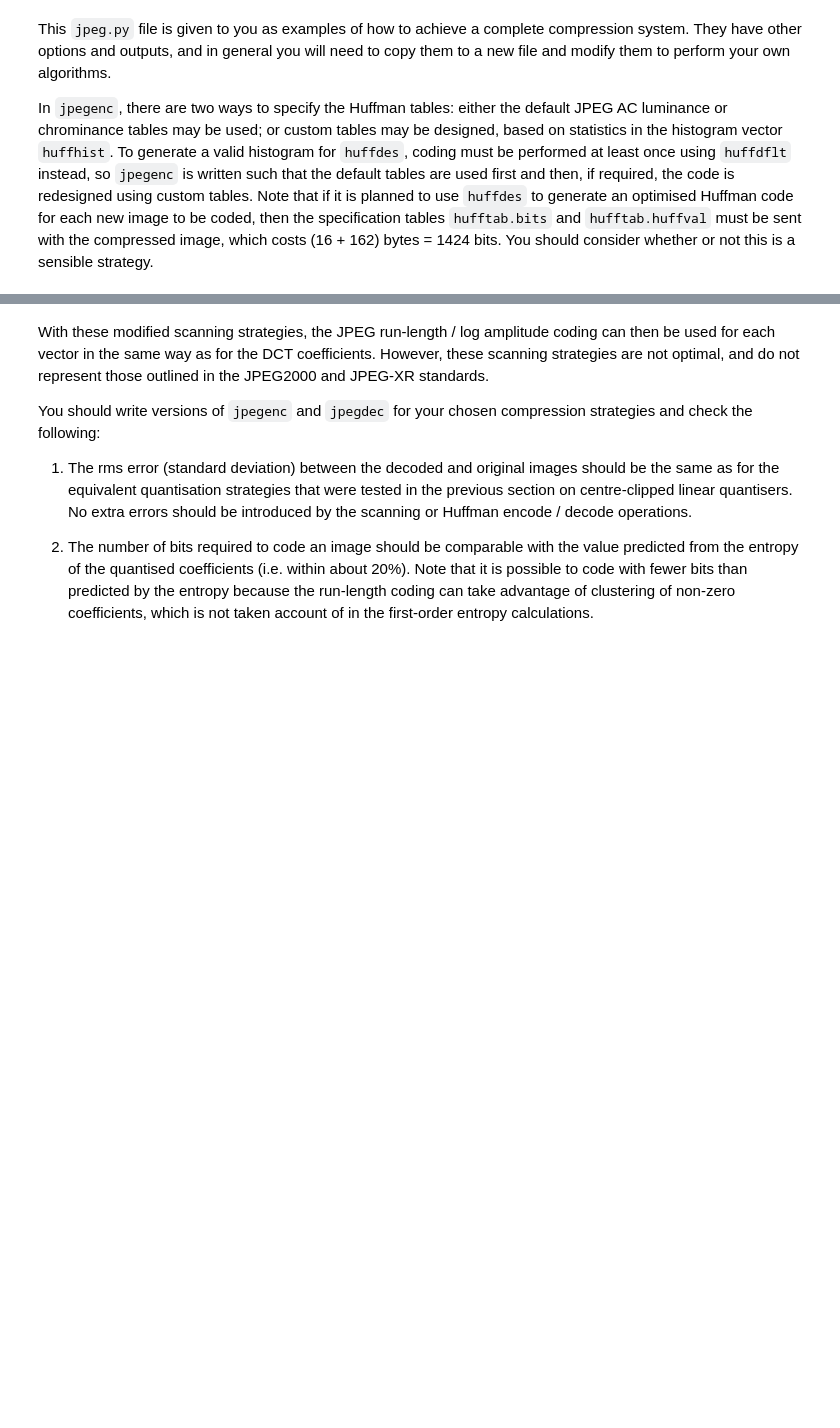
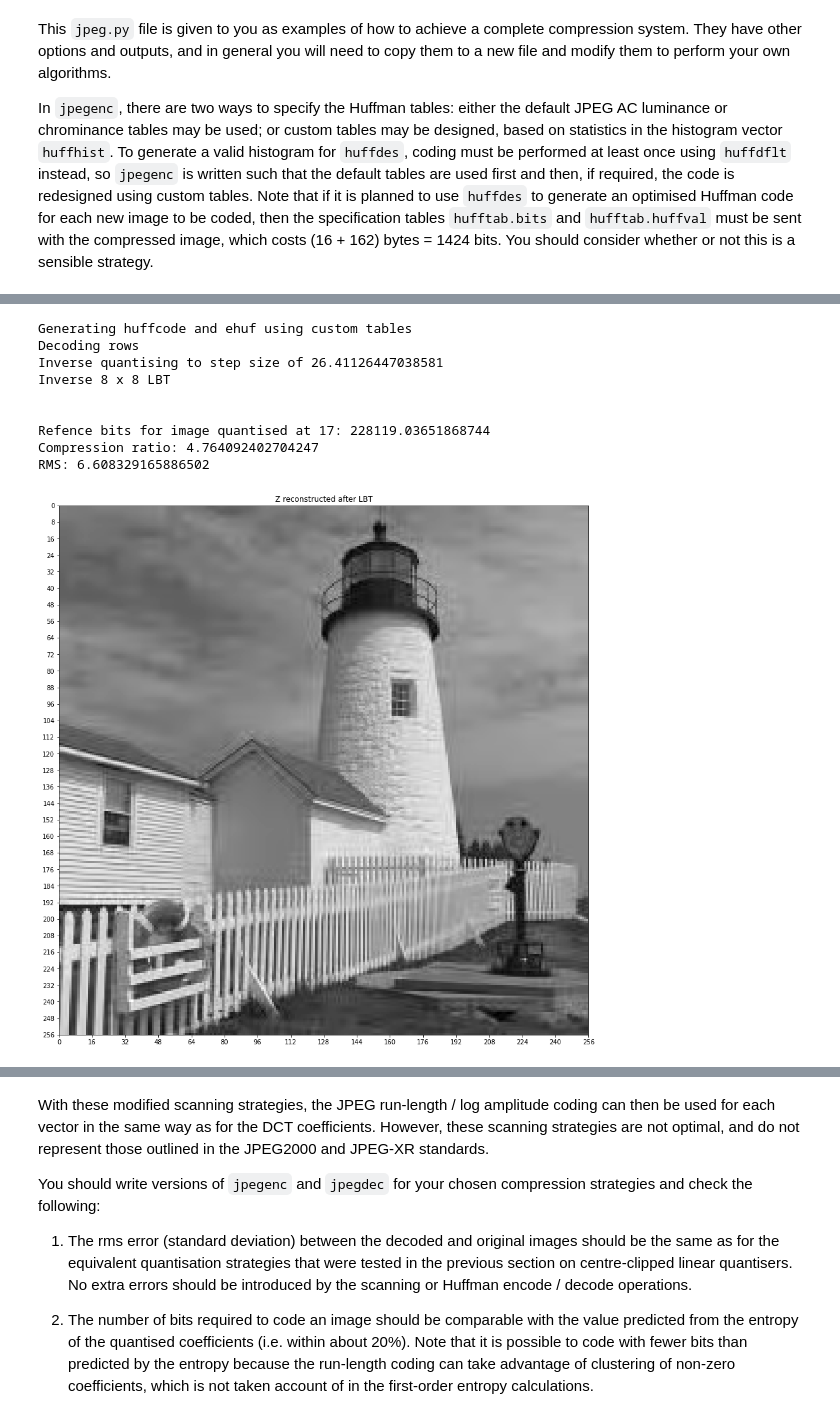
Before and after one commit to yichenhock/cued_sf2_lab, a Jupyter notebook: 12-huffman.ipynb, the cells around one changed output, grey strips where cells are left out. Saved outputs shown, nothing was run; the diff lists cells and outputs as text; code cells hidden in the pictures; blank space fills up the shorter version.

```diff
--- a/12-huffman.ipynb
+++ b/12-huffman.ipynb
@@ -175,3 +201,14 @@ It is not possible to achieve this sort of grouping using the simple `regroup` f
 `dwtgroup(X,n)` which converts an n-level DWT sub-image set into blocks of size $N \times N$ (where $N = 2^n$) with the above type of grouping.  Try this
 function on some small regular matrices (e.g. `np.arange(16*16).reshape(16, 16)`) to
 see how it works. Note that `dwtgroup(X, -n)` reverses this grouping.
+# %%
+# LBT scheme
+X, _ = load_mat_img('lighthouse.mat', img_info='X')
+X = X - 128.0
+
+N = 8
+M = 16
+
+vlc, hufftab, opt_step = jpegenc_lbt(X, N=N, M=M, opthuff=True)
+print(f"\nOptimal step size: {opt_step}")
+print(np.min(vlc[0, 1]))
@@ -178,3 +226,24 @@ see how it works. Note that `dwtgroup(X, -n)` reverses this grouping.
+# %%
+Z = jpegdec_lbt(vlc, opt_step, N=N, M=M, hufftab=hufftab)
+
+fig, axs = plt.subplots(figsize=(15, 75))
+plot_image(Z)
+axs.set(title="Z reconstructed after LBT")
+
+print(f"\nRefence bits for image quantised at {qstep}: {ref_bits}")
+print(f"Compression ratio: {ref_bits/47883}")
+print(f"RMS: {np.std(Z - X)}")
+# %% [output]
+Generating huffcode and ehuf using custom tables
+Decoding rows
+Inverse quantising to step size of 26.41126447038581
+Inverse 8 x 8 LBT
+
+
+Refence bits for image quantised at 17: 228119.03651868744
+Compression ratio: 4.764092402704247
+RMS: 6.608329165886502
+[figure, added]
 # %%
 from cued_sf2_lab.jpeg import dwtgroup
 # this is a nice trick to get an array of coordinates; use `display(x)` to check what this is doing
```
Also changed, not shown: parts of 8 cells of this notebook, 3 other files.
